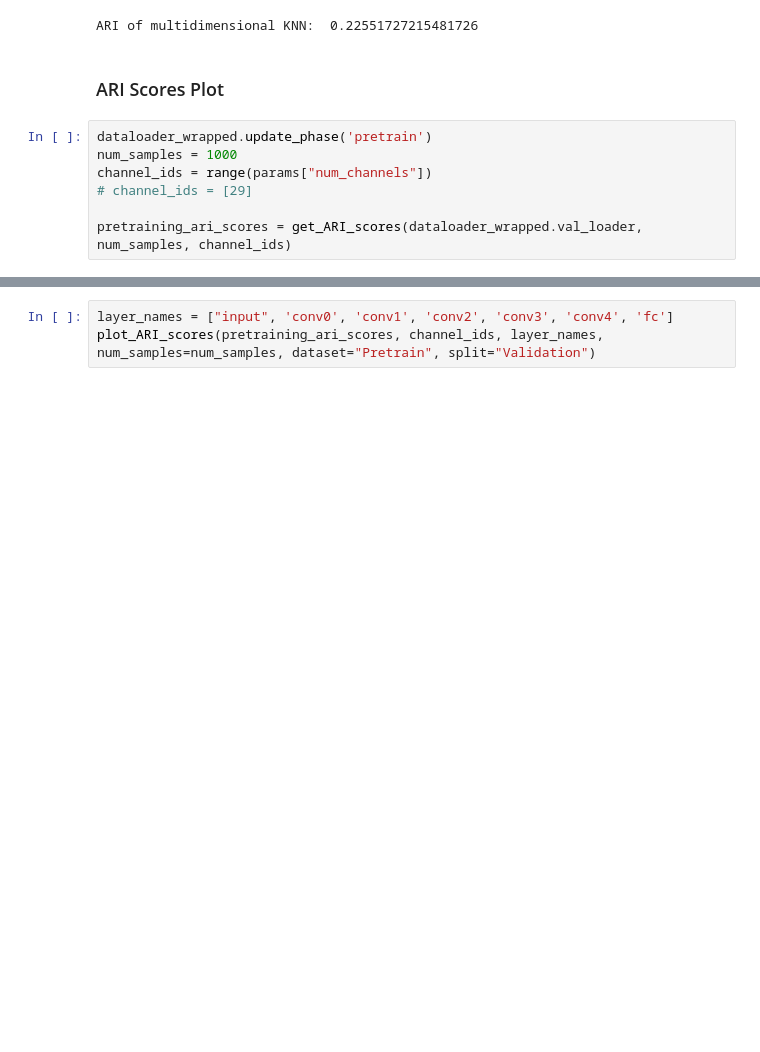
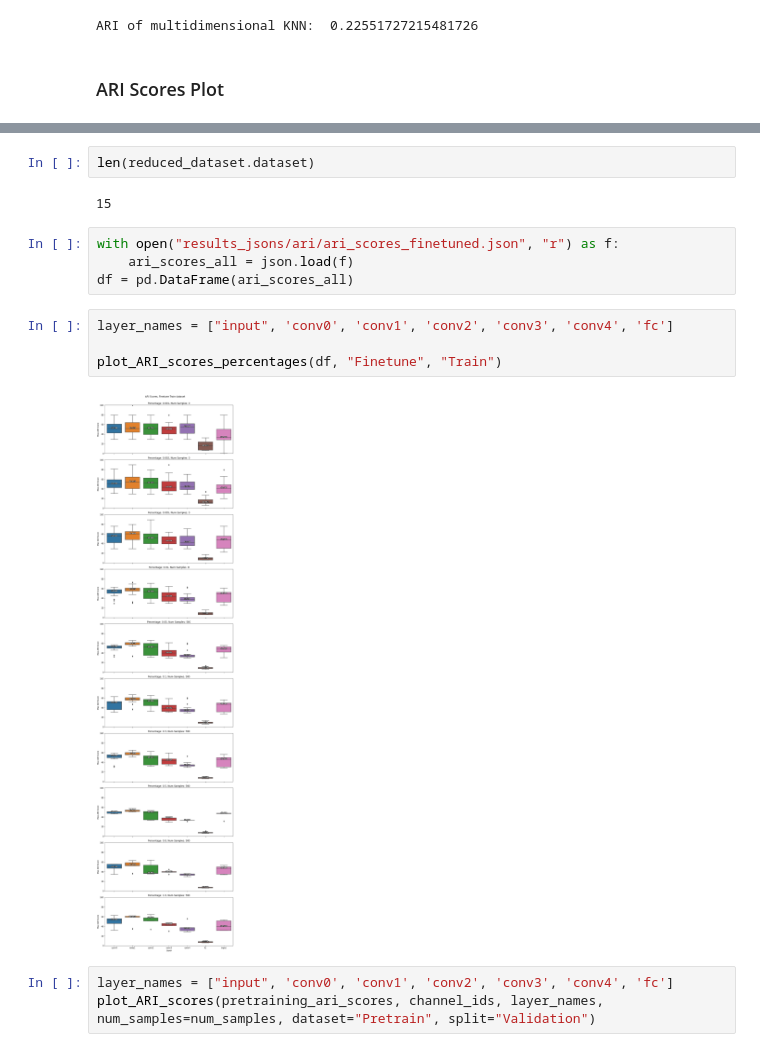
Before and after one commit to tusharmanekar/mp-tl-study, a Jupyter notebook: FashionMNIST/FashionMNIST_ARI_Kmeans_multidimensional.ipynb, the cells around one changed output, grey strips where cells are left out. Saved outputs shown, nothing was run; the diff lists cells and outputs as text; blank space fills up the shorter version.

```diff
--- a/FashionMNIST/FashionMNIST_ARI_Kmeans_multidimensional.ipynb
+++ b/FashionMNIST/FashionMNIST_ARI_Kmeans_multidimensional.ipynb
@@ -942,10 +1022,3 @@ print("ARI of multidimensional KNN: ", ari)
 ARI of multidimensional KNN:  0.22551727215481726
 # %% [markdown]
 ### ARI Scores Plot
-# %%
-dataloader_wrapped.update_phase('pretrain')
-num_samples = 1000
-channel_ids = range(params["num_channels"])
-# channel_ids = [29]
-
-pretraining_ari_scores = get_ARI_scores(dataloader_wrapped.val_loader, num_samples, channel_ids)
@@ -952,3 +1115,17 @@ pretraining_ari_scores = get_ARI_scores(dataloader_wrapped.val_loader, num_sampl
+# %%
+len(reduced_dataset.dataset)
+# %% [output]
+15
+# %%
+with open("results_jsons/ari/ari_scores_finetuned.json", "r") as f:
+    ari_scores_all = json.load(f)
+df = pd.DataFrame(ari_scores_all)
+# %%
+layer_names = ["input", 'conv0', 'conv1', 'conv2', 'conv3', 'conv4', 'fc']
+
+plot_ARI_scores_percentages(df, "Finetune", "Train")
+# %% [output]
+[figure, added]
 # %%
 layer_names = ["input", 'conv0', 'conv1', 'conv2', 'conv3', 'conv4', 'fc']
 plot_ARI_scores(pretraining_ari_scores, channel_ids, layer_names, num_samples=num_samples, dataset="Pretrain", split="Validation")
```
Also changed, not shown: parts of 16 cells of this notebook, 13 other files.
